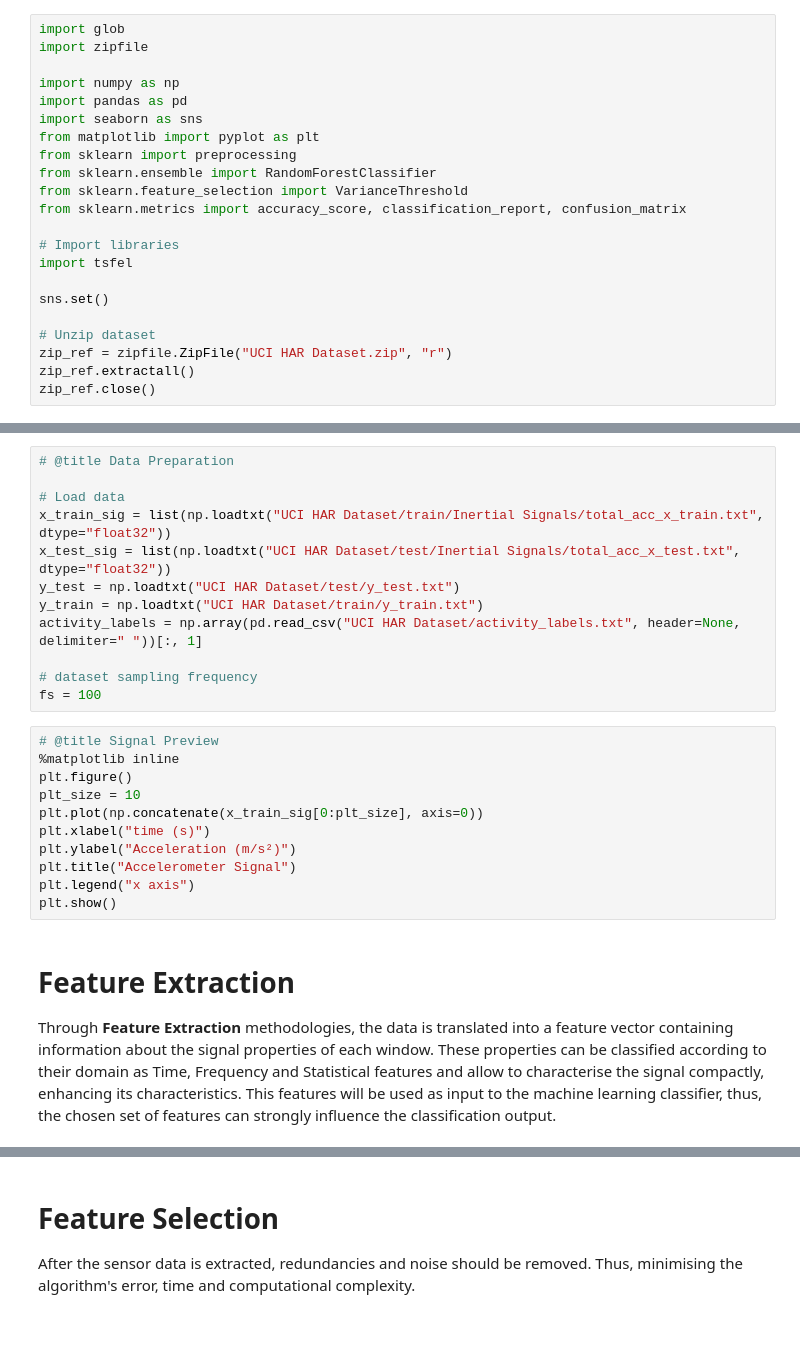
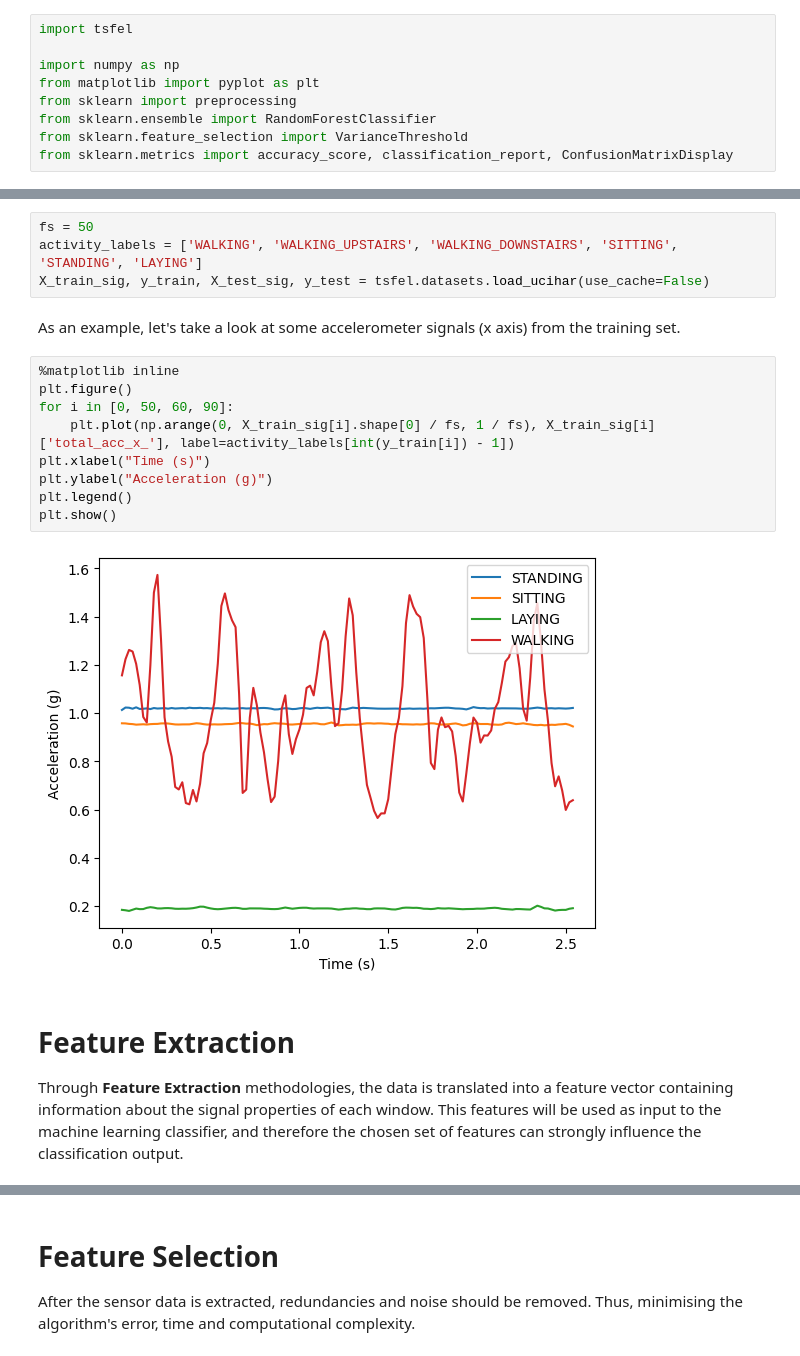
Before and after one commit to fraunhoferportugal/tsfel, a Jupyter notebook: notebooks/TSFEL_HAR_Example.ipynb, the cells around one changed output, grey strips where cells are left out. Drawn from its saved outputs; the diff is of its cells as text; blank space fills up the shorter version.

Commit message:
Update main example notebook (HAR using TSFEL)

```diff
--- a/notebooks/TSFEL_HAR_Example.ipynb
+++ b/notebooks/TSFEL_HAR_Example.ipynb
@@ -32,25 +7,12 @@ To check if everything was correctly imported, access "Files" (on the left side
 # %%
-import glob
-import zipfile
+import tsfel
 
 import numpy as np
-import pandas as pd
-import seaborn as sns
 from matplotlib import pyplot as plt
 from sklearn import preprocessing
 from sklearn.ensemble import RandomForestClassifier
 from sklearn.feature_selection import VarianceThreshold
-from sklearn.metrics import accuracy_score, classification_report, confusion_matrix
-
-# Import libraries
-import tsfel
-
-sns.set()
-
-# Unzip dataset
-zip_ref = zipfile.ZipFile("UCI HAR Dataset.zip", "r")
-zip_ref.extractall()
-zip_ref.close()
+from sklearn.metrics import accuracy_score, classification_report, ConfusionMatrixDisplay
 # %% [markdown]
 # Dataset
 
@@ -67,29 +29,23 @@ The dataset used in this example can be found [here](https://archive.ics.uci.edu
-# %%
-# @title Data Preparation
-
-# Load data
-x_train_sig = list(np.loadtxt("UCI HAR Dataset/train/Inertial Signals/total_acc_x_train.txt", dtype="float32"))
-x_test_sig = list(np.loadtxt("UCI HAR Dataset/test/Inertial Signals/total_acc_x_test.txt", dtype="float32"))
-y_test = np.loadtxt("UCI HAR Dataset/test/y_test.txt")
-y_train = np.loadtxt("UCI HAR Dataset/train/y_train.txt")
-activity_labels = np.array(pd.read_csv("UCI HAR Dataset/activity_labels.txt", header=None, delimiter=" "))[:, 1]
-
-# dataset sampling frequency
-fs = 100
+# %%
+fs = 50
+activity_labels = ['WALKING', 'WALKING_UPSTAIRS', 'WALKING_DOWNSTAIRS', 'SITTING', 'STANDING', 'LAYING']
+X_train_sig, y_train, X_test_sig, y_test = tsfel.datasets.load_ucihar(use_cache=False)
+# %% [markdown]
+As an example, let's take a look at some accelerometer signals (x axis) from the training set.
 # %%
-# @title Signal Preview
 %matplotlib inline
 plt.figure()
-plt_size = 10
-plt.plot(np.concatenate(x_train_sig[0:plt_size], axis=0))
-plt.xlabel("time (s)")
-plt.ylabel("Acceleration (m/s²)")
-plt.title("Accelerometer Signal")
-plt.legend("x axis")
+for i in [0, 50, 60, 90]:
+    plt.plot(np.arange(0, X_train_sig[i].shape[0] / fs, 1 / fs), X_train_sig[i]['total_acc_x_'], label=activity_labels[int(y_train[i]) - 1])
+plt.xlabel("Time (s)")
+plt.ylabel("Acceleration (g)")
+plt.legend()
 plt.show()
+# %% [output]
+[figure, added]
 # %% [markdown]
 # Feature Extraction
 
-Through **Feature Extraction** methodologies, the data is translated into a feature vector containing information about the signal properties of each window. These properties can be classified according to their domain as Time, Frequency and Statistical features and allow to characterise the signal compactly, enhancing its characteristics. This features will be used as input to the machine learning classifier, thus, the chosen set of features can strongly influence the classification output.
+Through **Feature Extraction** methodologies, the data is translated into a feature vector containing information about the signal properties of each window. This features will be used as input to the machine learning classifier, and therefore the chosen set of features can strongly influence the classification output.
 # %%
 # @title Feature Extraction
```
Also changed, not shown: parts of 11 cells of this notebook, 2 other files.
